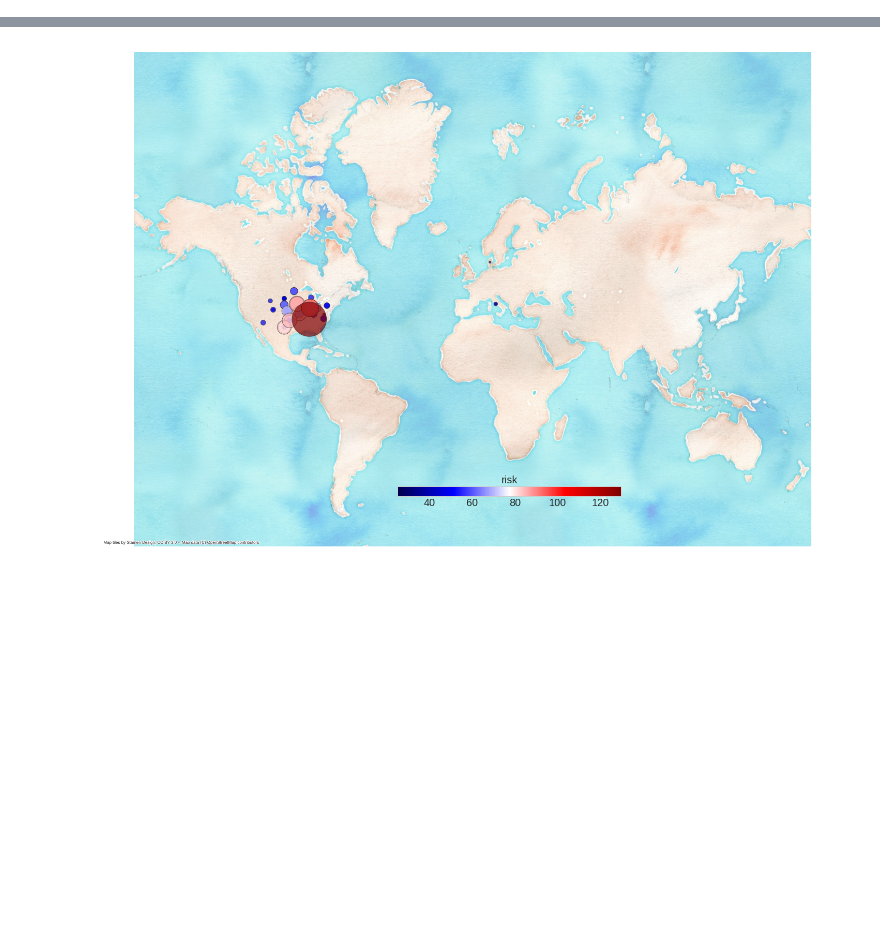
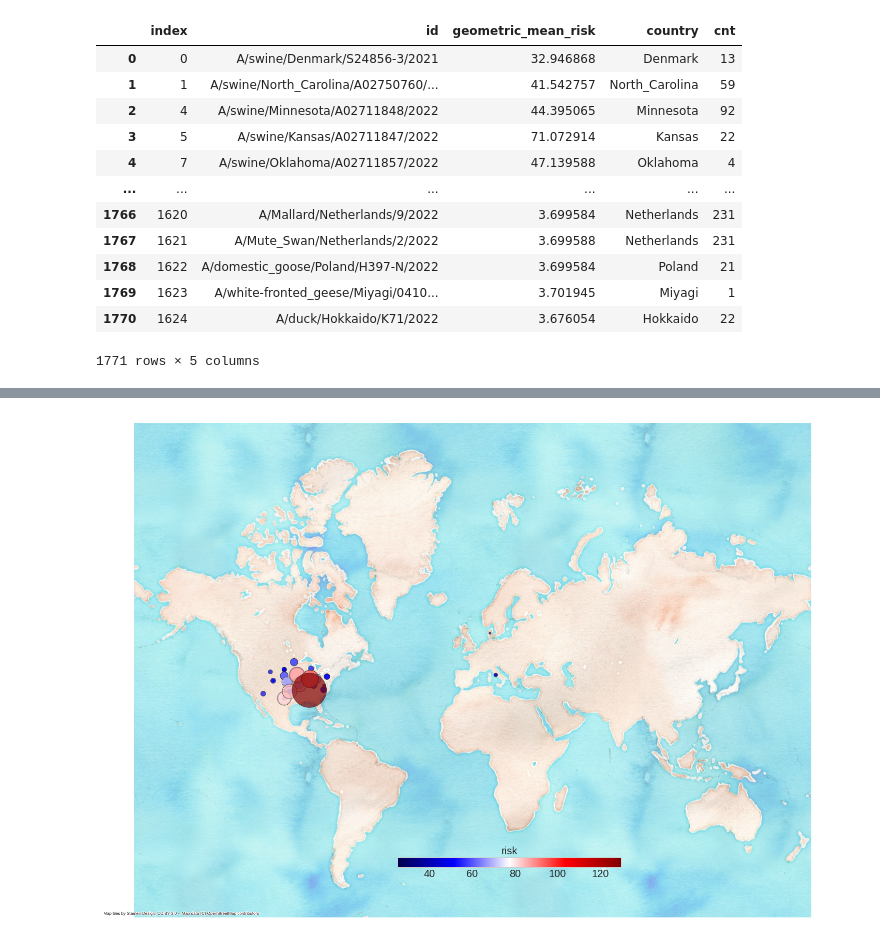
Before and after one commit to zeroknowledgediscovery/emergenet, a Jupyter notebook: irat_qnet/preddata/georisk.ipynb, the cells around one changed output, grey strips where cells are left out. Saved outputs shown, nothing was run; the diff lists cells and outputs as text; code cells hidden in the pictures; blank space fills up the shorter version.

```diff
--- a/irat_qnet/preddata/georisk.ipynb
+++ b/irat_qnet/preddata/georisk.ipynb
@@ -38,3 +39,25 @@ def getCountry(row):
     return getInfo(row.id)
 seqf['country']=seqf.apply(getCountry, axis=1)
 seqf.to_csv('seqf.csv')
+# %%
+af=pd.read_csv('seqf.csv',index_col=0).reset_index()#.country.value_counts()
+cf=pd.DataFrame(af.country.value_counts())
+cf.columns=['cnt']
+cf.index.name='country'
+af=af.join(cf,on='country')
+cf=cf.reset_index()
+af
+# %% [output]
+|  | index | id | geometric_mean_risk | country | cnt |
+| 0 | 0 | A/swine/Denmark/S24856-3/2021 | 32.946868 | Denmark | 13 |
+| 1 | 1 | A/swine/North_Carolina/A02750760/... | 41.542757 | North_Carolina | 59 |
+| 2 | 4 | A/swine/Minnesota/A02711848/2022 | 44.395065 | Minnesota | 92 |
+| 3 | 5 | A/swine/Kansas/A02711847/2022 | 71.072914 | Kansas | 22 |
+| 4 | 7 | A/swine/Oklahoma/A02711857/2022 | 47.139588 | Oklahoma | 4 |
+| ... | ... | ... | ... | ... | ... |
+| 1766 | 1620 | A/Mallard/Netherlands/9/2022 | 3.699584 | Netherlands | 231 |
+| 1767 | 1621 | A/Mute_Swan/Netherlands/2/2022 | 3.699588 | Netherlands | 231 |
+| 1768 | 1622 | A/domestic_goose/Poland/H397-N/2022 | 3.699584 | Poland | 21 |
+| 1769 | 1623 | A/white-fronted_geese/Miyagi/0410... | 3.701945 | Miyagi | 1 |
+| 1770 | 1624 | A/duck/Hokkaido/K71/2022 | 3.676054 | Hokkaido | 22 |
+1771 rows × 5 columns
```
Also changed, not shown: parts of 6 cells of this notebook, 7 other files.
